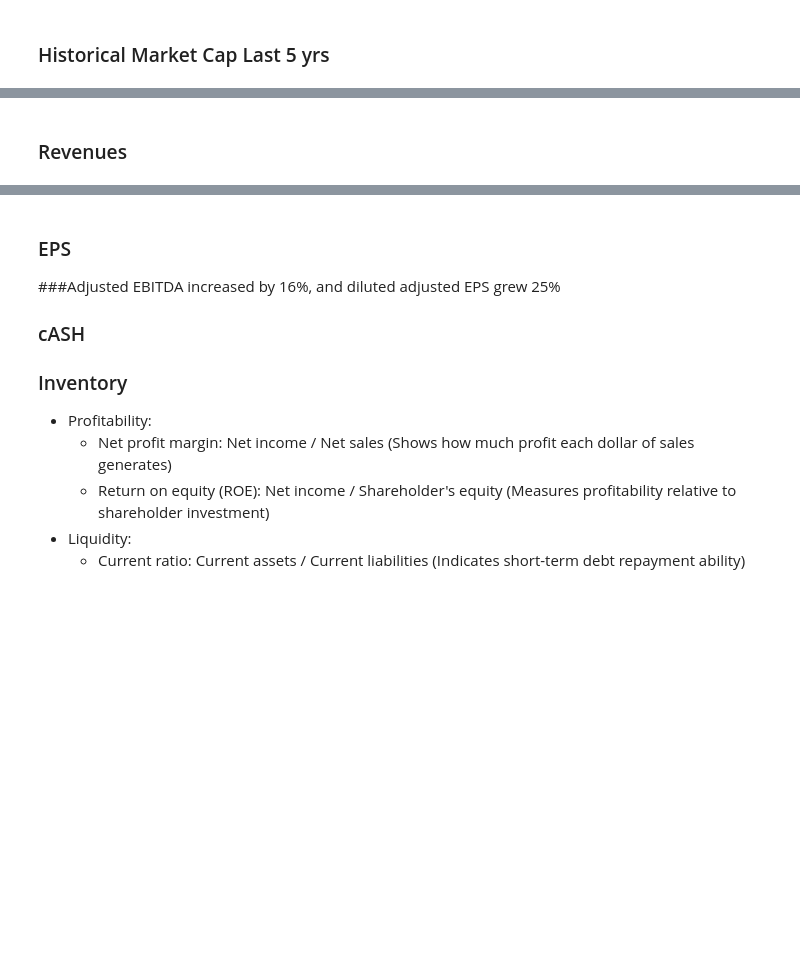
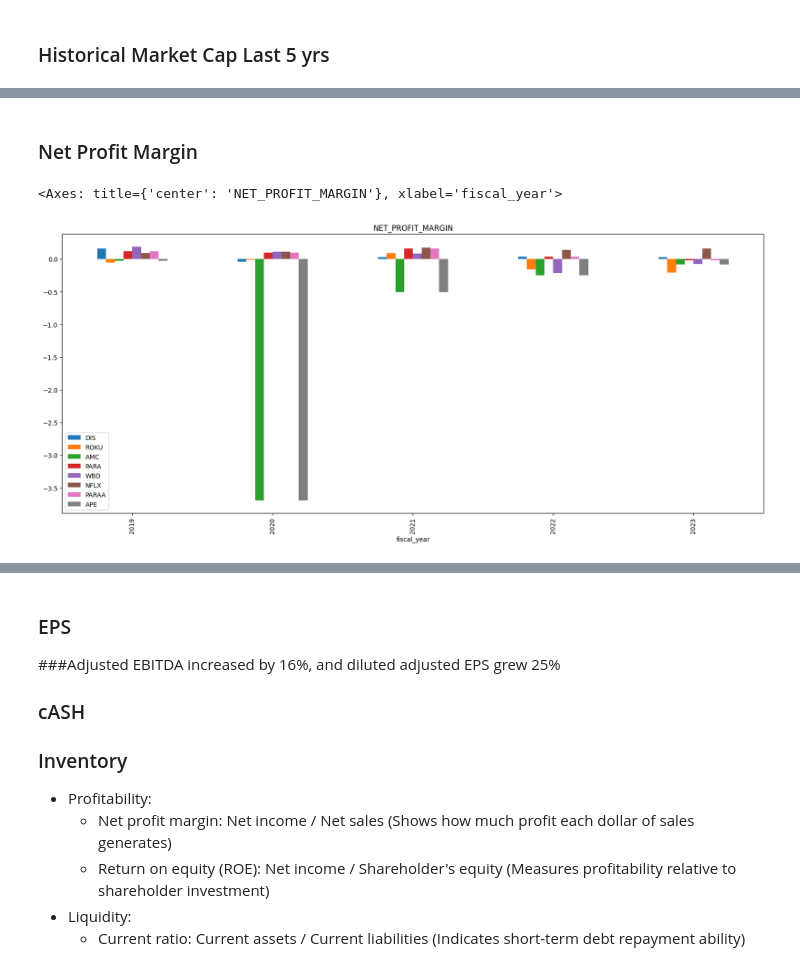
Before and after one commit to mmistroni/OpenBB_Experiments, a Jupyter notebook: OpenBBFinancialAnalysis.ipynb, the cells around one changed output, grey strips where cells are left out. Saved outputs shown, nothing was run; the diff lists cells and outputs as text; code cells hidden in the pictures; blank space fills up the shorter version.

```diff
--- a/OpenBBFinancialAnalysis.ipynb
+++ b/OpenBBFinancialAnalysis.ipynb
@@ -394,18 +547,25 @@ alldata.plot(figsize=(20, 8))
-# %% [markdown]
-### Revenues
+# %% [markdown]
+### Net Profit Margin
 # %%
 #full_tickers
-ratios = ['net_profit_margin']
+ratios = ['net_profit_margin',
+          'operating_profit_margin',
+          'return_on_assets',
+          'current_ratio',
+          'quick_ratio']
 
 def get_measure_from_ratios(ticker, ratio_id):
   data = obb.equity.fundamental.ratios(symbol=ticker, period="annual", limit=5)[['fiscal_year', ratio_id]]
   data = data.rename(columns={ratio_id : ticker})
   return data.set_index('fiscal_year')
 
 eqt = get_measure_from_ratios(TICKER, ratios[0])
 dfs = [get_measure_from_ratios(t, ratios[0]) for t in full_tickers]
 
 
 alldata = reduce(lambda df, acc: pd.merge(df, acc, left_index=True, right_index=True), dfs, eqt)[::-1]
 
-alldata.plot.bar(figsize=(20, 8))
+alldata.plot.bar(figsize=(20, 8), title = ratios[0].upper())
+# %% [output]
+<Axes: title={'center': 'NET_PROFIT_MARGIN'}, xlabel='fiscal_year'>
+[figure, added]
```
Also changed, not shown: parts of 34 cells of this notebook.
